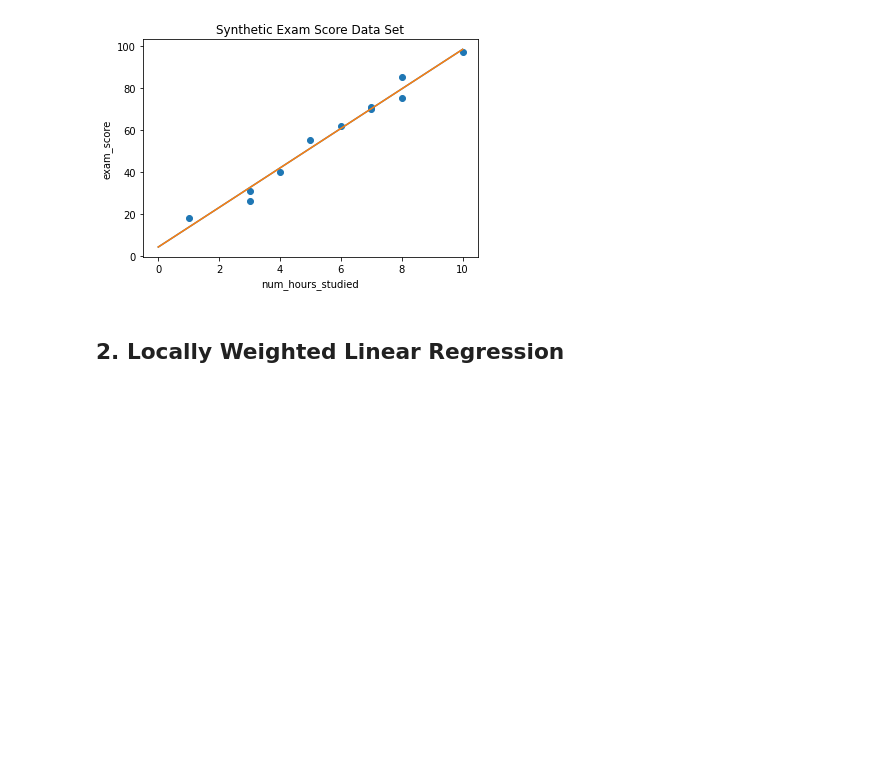
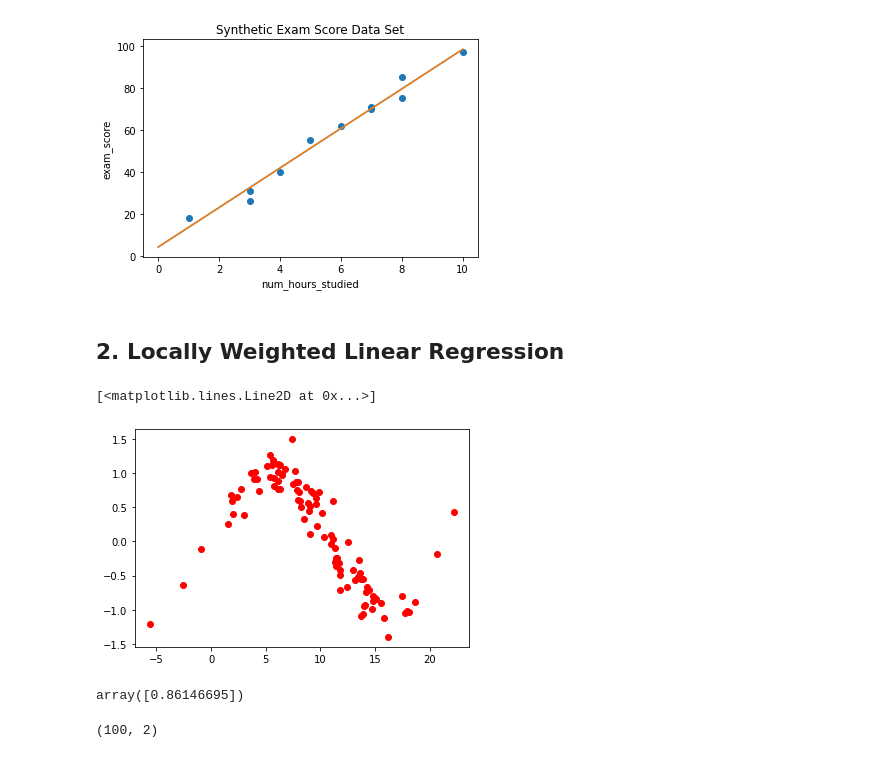
Before and after one commit to ruke1ire/AIT, a Jupyter notebook: ML/JupyterLab/CheatSheet/CheatSheat.ipynb, the cells around one changed output. Saved outputs shown, nothing was run; the diff lists cells and outputs as text; code cells hidden in the pictures; blank space fills up the shorter version.

```diff
--- a/ML/JupyterLab/CheatSheet/CheatSheat.ipynb
+++ b/ML/JupyterLab/CheatSheet/CheatSheat.ipynb
@@ -191,0 +194,24 @@ class LWLRModel:
+# %%
+n = 100
+x = np.random.normal(10, 5, [n,1])
+y = np.sin(x/3.5) + np.random.normal(0,0.2, [n,1])
+
+plt.plot(x,y,'ro')
+# %% [output]
+[<matplotlib.lines.Line2D at 0x...>]
+[figure, added]
+# %%
+X = np.insert(x,0,1,axis=1)
+
+LWLR = LWLRModel()
+LWLR.predict_point(X,np.array([1,4]),1)
+# %% [output]
+array([0.86146695])
+# %%
+x_series = np.linspace(-5,20,100)
+x_series = np.insert(x_series[:,np.newaxis],0,1,axis=1)
+print(x_series.shape)
+
+y_pred = LWLR.predict_multiple(X,x_series,3)
+# %% [output]
+(100, 2)
```
Also changed, not shown: parts of 13 cells of this notebook, 2 other files.
